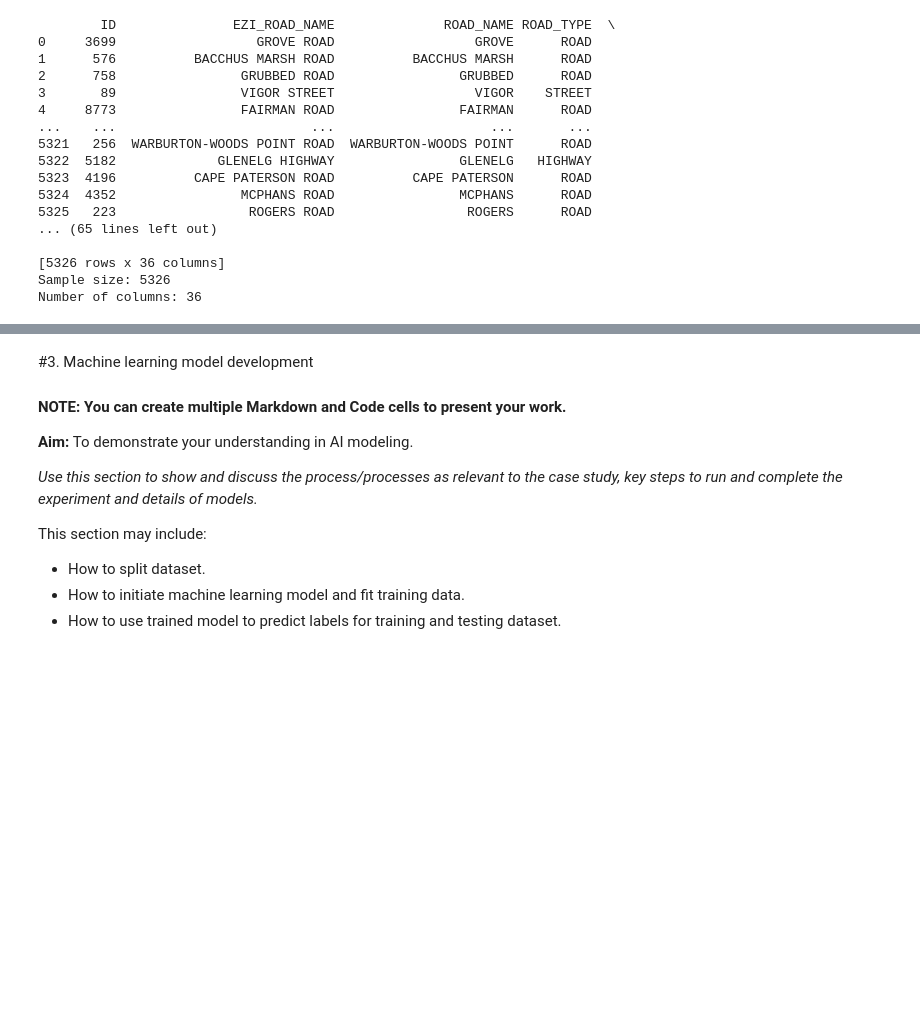
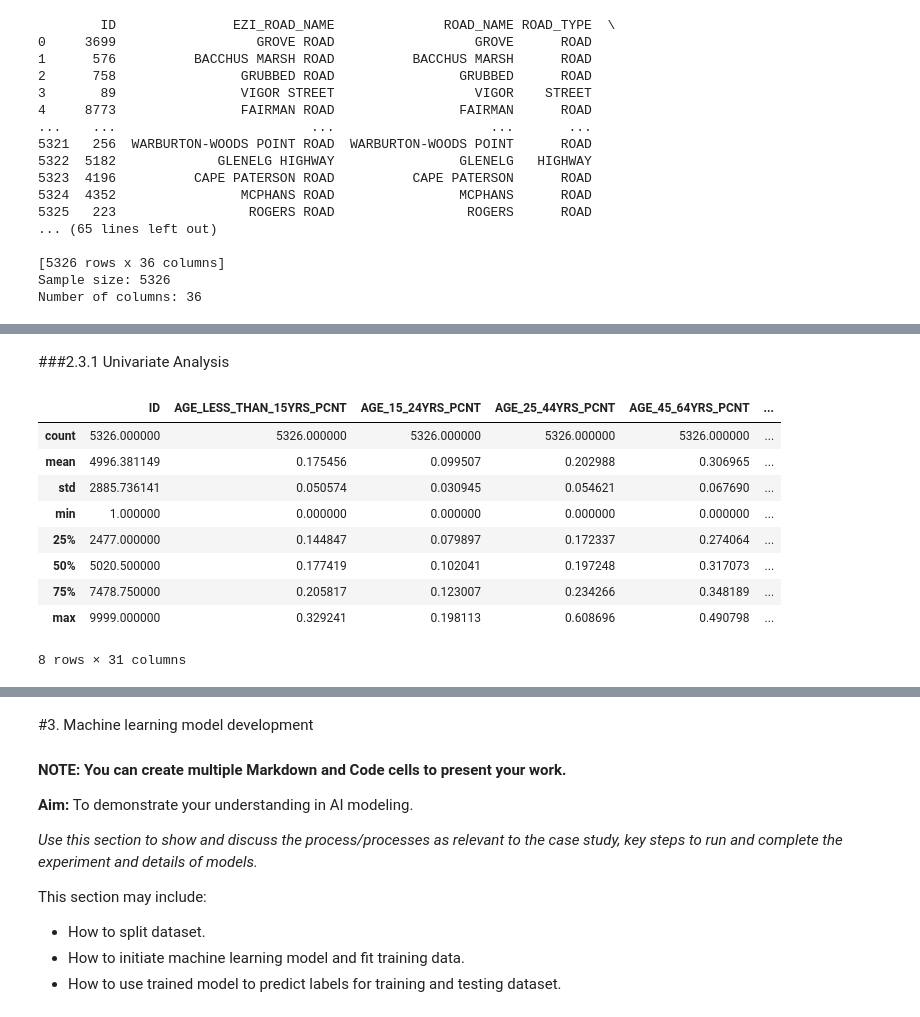
Before and after one commit to ItsSHALINISuresh/ML-in-Business, a Jupyter notebook: MIS710 Assignment/MIS710_A1_Template_T2_2023.ipynb, the cells around one changed output, grey strips where cells are left out. Drawn from its saved outputs; the diff is of its cells as text; code cells hidden in the pictures; blank space fills up the shorter version.

```diff
--- a/MIS710 Assignment/MIS710_A1_Template_T2_2023.ipynb
+++ b/MIS710 Assignment/MIS710_A1_Template_T2_2023.ipynb
@@ -80,0 +126,16 @@ Number of columns: 36
+# %% [markdown]
+###2.3.1 Univariate Analysis
+# %%
+#overview of numeric data
+df.describe()
+# %% [output]
+|  | ID | AGE_LESS_THAN_15YRS_PCNT | AGE_15_24YRS_PCNT | AGE_25_44YRS_PCNT | AGE_45_64YRS_PCNT | ... |
+| count | 5326.000000 | 5326.000000 | 5326.000000 | 5326.000000 | 5326.000000 | ... |
+| mean | 4996.381149 | 0.175456 | 0.099507 | 0.202988 | 0.306965 | ... |
+| std | 2885.736141 | 0.050574 | 0.030945 | 0.054621 | 0.067690 | ... |
+| min | 1.000000 | 0.000000 | 0.000000 | 0.000000 | 0.000000 | ... |
+| 25% | 2477.000000 | 0.144847 | 0.079897 | 0.172337 | 0.274064 | ... |
+| 50% | 5020.500000 | 0.177419 | 0.102041 | 0.197248 | 0.317073 | ... |
+| 75% | 7478.750000 | 0.205817 | 0.123007 | 0.234266 | 0.348189 | ... |
+| max | 9999.000000 | 0.329241 | 0.198113 | 0.608696 | 0.490798 | ... |
+8 rows × 31 columns
```
Also changed, not shown: parts of 5 cells of this notebook.
